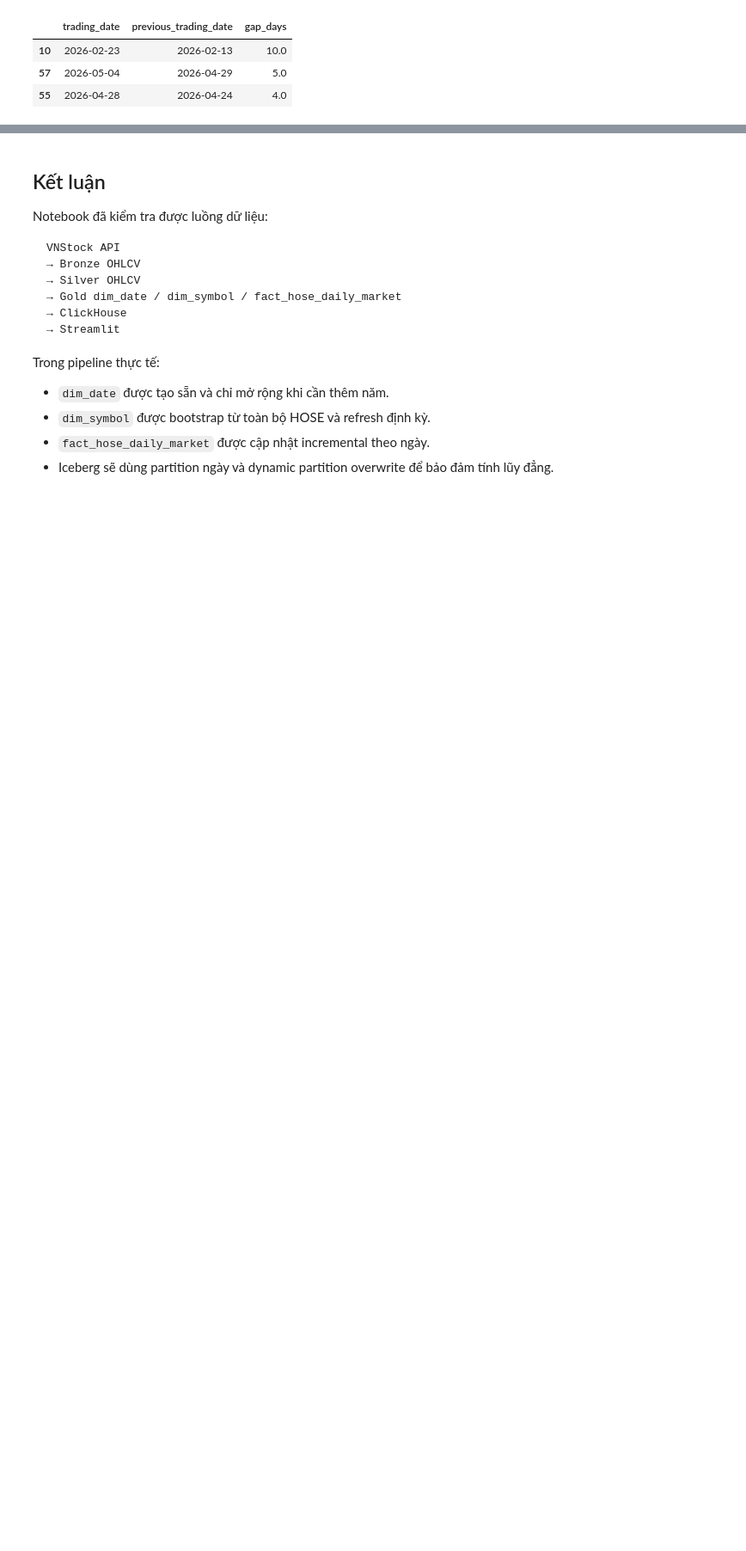
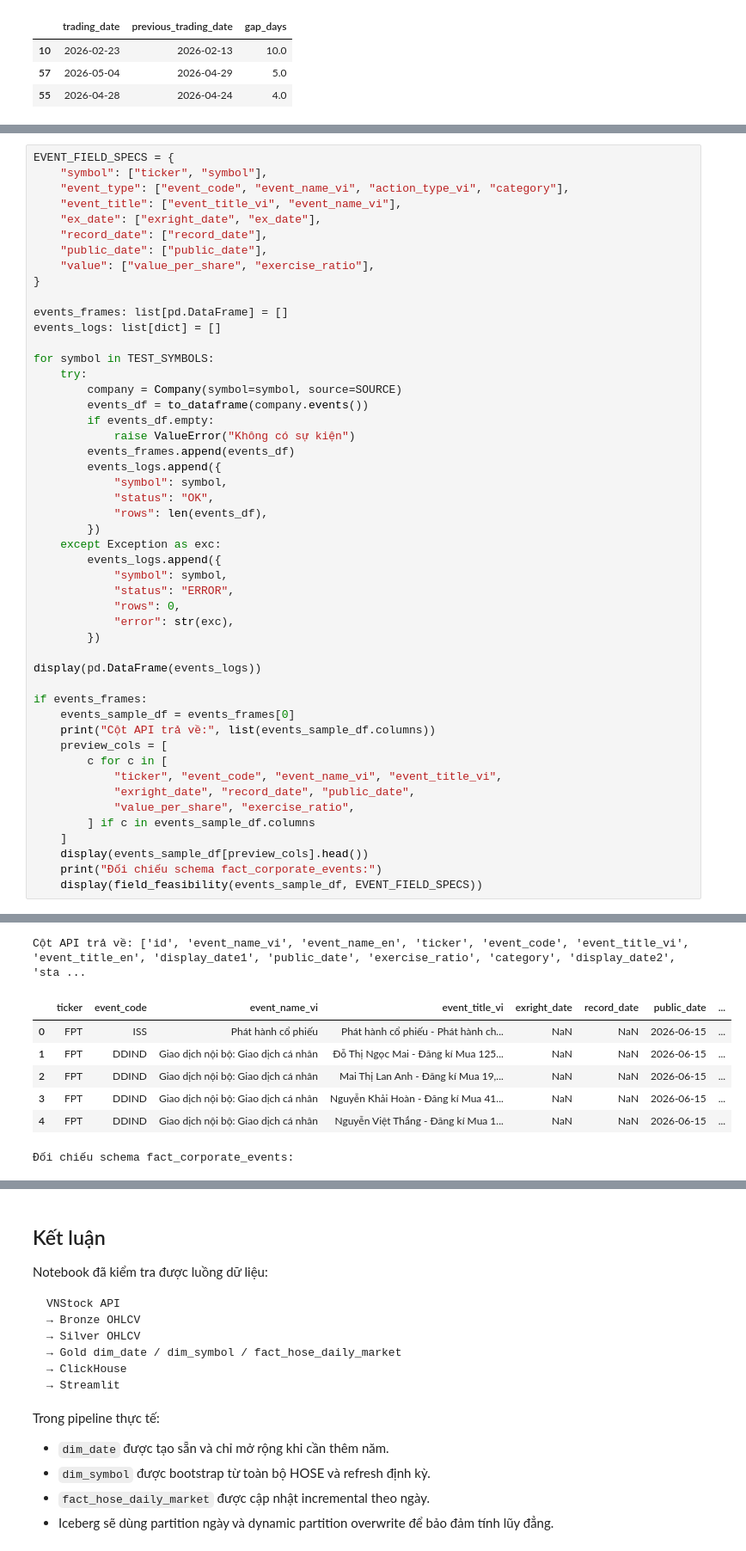
Before and after one commit to DPlayerGod/hose-stock-lakehouse, a Jupyter notebook: notebook/01_api_feasibility_check_batch.ipynb, the cells around one changed output, grey strips where cells are left out. Shown at 86% size. Saved outputs shown, nothing was run; the diff lists cells and outputs as text; blank space fills up the shorter version.

```diff
--- a/notebook/01_api_feasibility_check_batch.ipynb
+++ b/notebook/01_api_feasibility_check_batch.ipynb
@@ -1262,0 +1414,50 @@ display(
+# %%
+EVENT_FIELD_SPECS = {
+    "symbol": ["ticker", "symbol"],
+    "event_type": ["event_code", "event_name_vi", "action_type_vi", "category"],
+    "event_title": ["event_title_vi", "event_name_vi"],
+    "ex_date": ["exright_date", "ex_date"],
+    "record_date": ["record_date"],
+    "public_date": ["public_date"],
+    "value": ["value_per_share", "exercise_ratio"],
+}
+
+events_frames: list[pd.DataFrame] = []
+events_logs: list[dict] = []
+
+for symbol in TEST_SYMBOLS:
+    try:
+        company = Company(symbol=symbol, source=SOURCE)
+        events_df = to_dataframe(company.events())
+        if events_df.empty:
+            raise ValueError("Không có sự kiện")
+        events_frames.append(events_df)
+        events_logs.append({
+            "symbol": symbol,
+            "status": "OK",
+            "rows": len(events_df),
+        })
+    except Exception as exc:
+        events_logs.append({
+            "symbol": symbol,
+            "status": "ERROR",
+            "rows": 0,
+            "error": str(exc),
+        })
+
+display(pd.DataFrame(events_logs))
+
+if events_frames:
+    events_sample_df = events_frames[0]
+    print("Cột API trả về:", list(events_sample_df.columns))
+    preview_cols = [
+        c for c in [
+            "ticker", "event_code", "event_name_vi", "event_title_vi",
+            "exright_date", "record_date", "public_date",
+            "value_per_share", "exercise_ratio",
+        ] if c in events_sample_df.columns
+    ]
+    display(events_sample_df[preview_cols].head())
+    print("Đối chiếu schema fact_corporate_events:")
+    display(field_feasibility(events_sample_df, EVENT_FIELD_SPECS))
+# %% [output]
@@ -1262,0 +1470,8 @@ display(
+Cột API trả về: ['id', 'event_name_vi', 'event_name_en', 'ticker', 'event_code', 'event_title_vi', 'event_title_en', 'display_date1', 'public_date', 'exercise_ratio', 'category', 'display_date2', 'sta ...
+|  | ticker | event_code | event_name_vi | event_title_vi | exright_date | record_date | public_date | ... |
+| 0 | FPT | ISS | Phát hành cổ phiếu | Phát hành cổ phiếu - Phát hành ch... | NaN | NaN | 2026-06-15 | ... |
+| 1 | FPT | DDIND | Giao dịch nội bộ: Giao dịch cá nhân | Đỗ Thị Ngọc Mai - Đăng kí Mua 125... | NaN | NaN | 2026-06-15 | ... |
+| 2 | FPT | DDIND | Giao dịch nội bộ: Giao dịch cá nhân | Mai Thị Lan Anh - Đăng kí Mua 19,... | NaN | NaN | 2026-06-15 | ... |
+| 3 | FPT | DDIND | Giao dịch nội bộ: Giao dịch cá nhân | Nguyễn Khải Hoàn - Đăng kí Mua 41... | NaN | NaN | 2026-06-15 | ... |
+| 4 | FPT | DDIND | Giao dịch nội bộ: Giao dịch cá nhân | Nguyễn Việt Thắng - Đăng kí Mua 1... | NaN | NaN | 2026-06-15 | ... |
+Đối chiếu schema fact_corporate_events:
```
Also changed, not shown: parts of 16 cells of this notebook, 7 other files.
